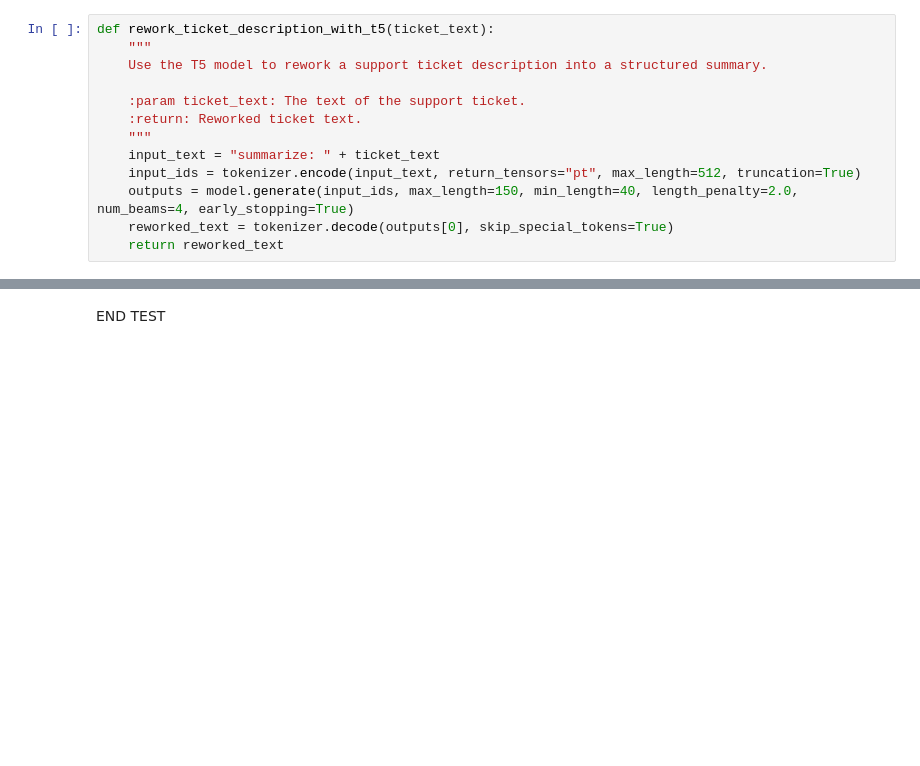
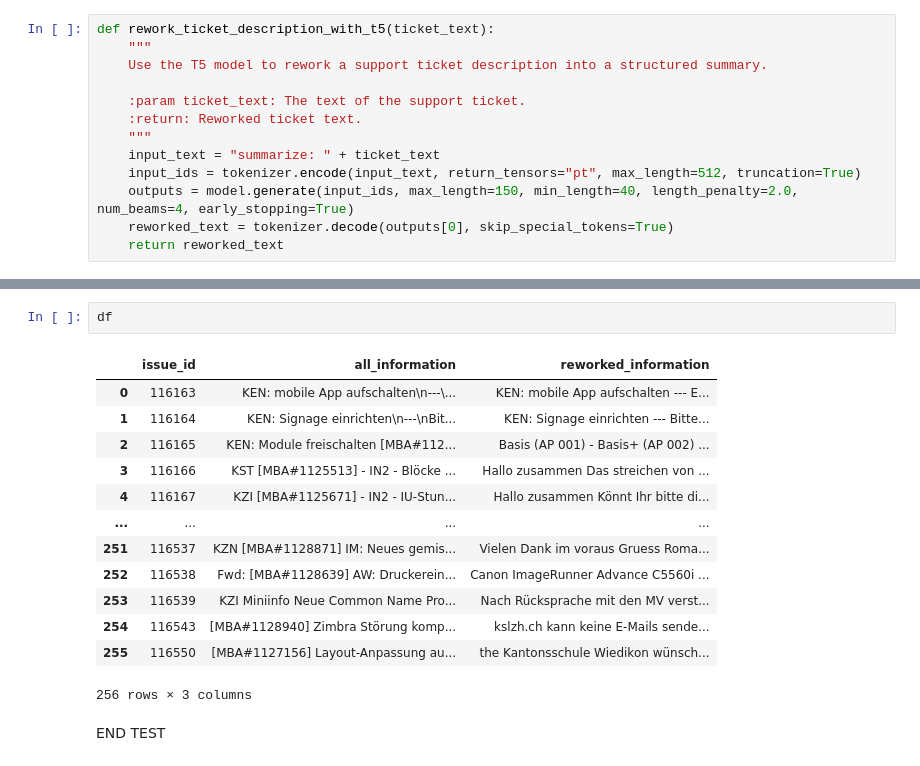
Before and after one commit to andipasti/Flutter-one, a Jupyter notebook: Leeds_MT_Classic_LLM_BERT.ipynb, the cells around one changed output, grey strips where cells are left out. Saved outputs shown, nothing was run; the diff lists cells and outputs as text; blank space fills up the shorter version.

```diff
--- a/Leeds_MT_Classic_LLM_BERT.ipynb
+++ b/Leeds_MT_Classic_LLM_BERT.ipynb
@@ -135,3 +149,19 @@ KeyboardInterrupt:
+# %%
+df
+# %% [output]
+|  | issue_id | all_information | reworked_information |
+| 0 | 116163 | KEN: mobile App aufschalten\n---\... | KEN: mobile App aufschalten --- E... |
+| 1 | 116164 | KEN: Signage einrichten\n---\nBit... | KEN: Signage einrichten --- Bitte... |
+| 2 | 116165 | KEN: Module freischalten [MBA#112... | Basis (AP 001) - Basis+ (AP 002) ... |
+| 3 | 116166 | KST [MBA#1125513] - IN2 - Blöcke ... | Hallo zusammen Das streichen von ... |
+| 4 | 116167 | KZI [MBA#1125671] - IN2 - IU-Stun... | Hallo zusammen Könnt Ihr bitte di... |
+| ... | ... | ... | ... |
+| 251 | 116537 | KZN [MBA#1128871] IM: Neues gemis... | Vielen Dank im voraus Gruess Roma... |
+| 252 | 116538 | Fwd: [MBA#1128639] AW: Druckerein... | Canon ImageRunner Advance C5560i ... |
+| 253 | 116539 | KZI Miniinfo Neue Common Name Pro... | Nach Rücksprache mit den MV verst... |
+| 254 | 116543 | [MBA#1128940] Zimbra Störung komp... | kslzh.ch kann keine E-Mails sende... |
+| 255 | 116550 | [MBA#1127156] Layout-Anpassung au... | the Kantonsschule Wiedikon wünsch... |
+256 rows × 3 columns
 # %% [markdown]
 END TEST
 # %%
```
Also changed, not shown: parts of 15 cells of this notebook.
